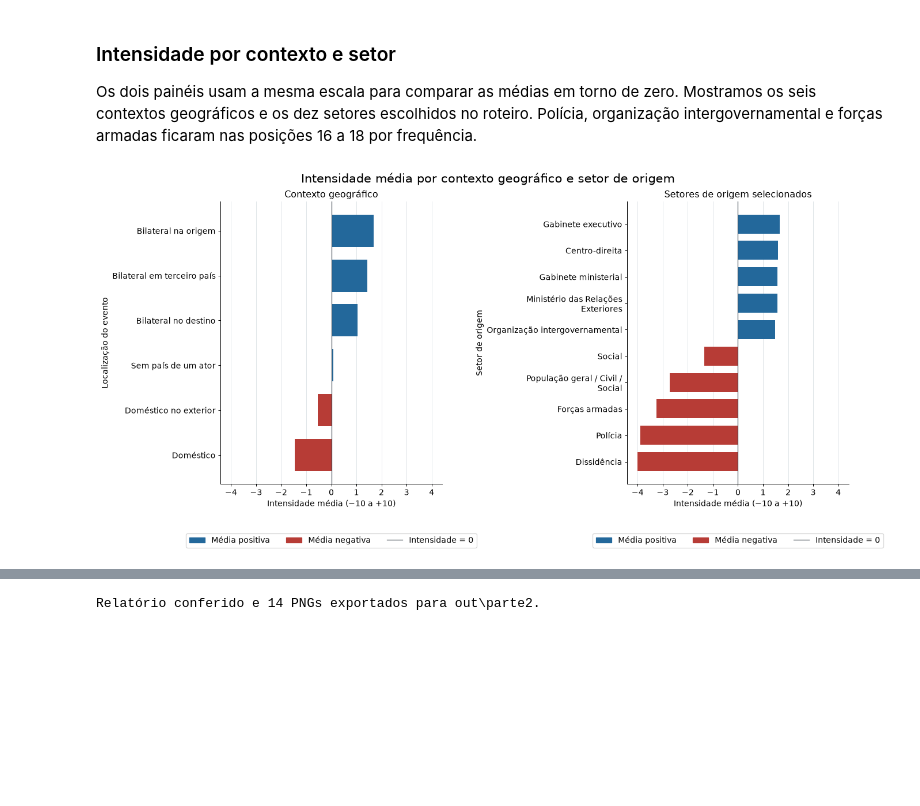
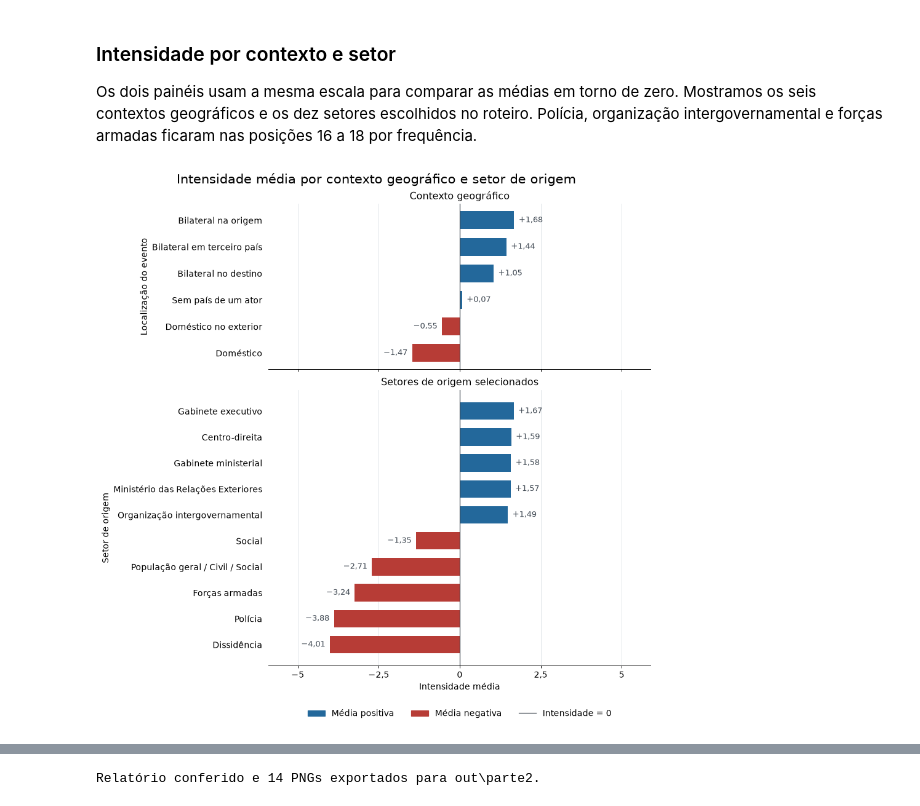
Before and after one commit to eduaab/projeto-grafos, a Jupyter notebook: data/dataset_parte2/Parte2_ICEWS.ipynb, the cells around one changed output, grey strips where cells are left out. Cells and saved outputs as stored; diff of their text form; code cells hidden in the pictures; blank space fills up the shorter version.

```diff
--- a/data/dataset_parte2/Parte2_ICEWS.ipynb
+++ b/data/dataset_parte2/Parte2_ICEWS.ipynb
@@ -753,6 +1070,7 @@ def preparar_intensidades(pasta_raw):
         raise FileNotFoundError(f"Arquivos anuais ausentes em {pasta_raw}: {faltam}")
 
     cameo = {}
+    intensidades_por_familia = defaultdict(set)
     setores = {}
     veiculos = {}
     locais = {}
@@ -818,6 +1136,7 @@ def preparar_intensidades(pasta_raw):
                             normalizados += 1
 
                         acumular(cameo, familia, intensidade)
+                        intensidades_por_familia[familia].add(intensidade)
 
                     rotulos = set()
 
@@ -863,6 +1182,7 @@ def preparar_intensidades(pasta_raw):
             "familia": familia,
             "nome_familia": nome,
             "media_intensidade": media,
+            "intensidades_observadas": sorted(intensidades_por_familia[familia]),
         })
 
     dados = {
@@ -1021,8 +1269,14 @@ mostrar(fig, "avd_exp4_ano")
 veiculos_frequentes = intensidades["veiculo"][:10]
 veiculos = series_intensidade(veiculos_frequentes, "veiculo", {})
 
-# [IA] ChatGPT – Exibir a intensidade por veículo em barras verticais.
-fig, ax = plt.subplots(figsize=(15.6, 6), layout="constrained")
-barras_intensidade_verticais(ax, veiculos, "10 veículos mais frequentes", "Veículo")
+fig, ax = plt.subplots(figsize=(10, 6), layout="constrained")
+barras_intensidade(ax, veiculos, "Intensidade média nos 10 veículos mais frequentes", "Veículo")
+ax.legend(
+    handles=legenda_intensidade(),
+    loc="upper center",
+    bbox_to_anchor=(0.5, -0.13),
+    ncols=3,
+    frameon=False,
+)
 mostrar(fig, "avd_exp4_veiculos")
 # %% [output]
@@ -1278,44 +1536,48 @@ def domestico_setor(intensidades):
         "Center Right",
         "Cabinet",
         "International Government Organization",
         "Foreign Ministry",
         "Dissident",
         "Police",
         "Military",
         "General Population / Civilian / Social",
         "Social",
     }
     dados_setores = []
     for item in intensidades["setor"]:
         if item["setor"] in selecionados:
             dados_setores.append(item)
 
     setores = series_intensidade(dados_setores, "setor", SETORES)
 
     maior_magnitude = 0
     for rotulo, media in locais + setores:
         maior_magnitude = max(maior_magnitude, abs(media))
-    amplitude = maior_magnitude * 1.1
-    fig, eixos = plt.subplots(1, 2, figsize=(15, 7.3), layout="constrained", sharex=True)
+    amplitude = max(1, math.ceil(maior_magnitude))
+
+    fig, eixos = plt.subplots(
+        2, 1, figsize=(10, 10), layout="constrained", sharex=True,
+        gridspec_kw={"height_ratios": [6, 10]},
+    )
     fig.suptitle("Intensidade média por contexto geográfico e setor de origem")
-    limites = (-amplitude, amplitude)
+
     barras_intensidade(
-        eixos[0], locais, "Contexto geográfico", "Localização do evento", limites=limites
+        eixos[0], locais, "Contexto geográfico", "Localização do evento", amplitude=amplitude
     )
+    eixos[0].set_xlabel("")
     barras_intensidade(
-        eixos[1], setores, "Setores de origem selecionados", "Setor de origem", limites=limites
+        eixos[1], setores, "Setores de origem selecionados", "Setor de origem", amplitude=amplitude
     )
-
-    for ax in eixos:
-        ax.legend(
-            handles=legenda_intensidade(),
-            loc="lower center",
-            bbox_to_anchor=(0.5, -0.24),
-            ncols=3,
-        )
+    eixos[1].legend(
+        handles=legenda_intensidade(),
+        loc="upper center",
+        bbox_to_anchor=(0.5, -0.13),
+        ncols=3,
+        frameon=False,
+    )
     mostrar(fig, "avd_explanatorio2_domestico_setor")
 
 
 domestico_setor(intensidades)
 # %% [output]
-[figure, old version]
+[figure, new version]
```
Also changed, not shown: parts of 22 cells of this notebook.
